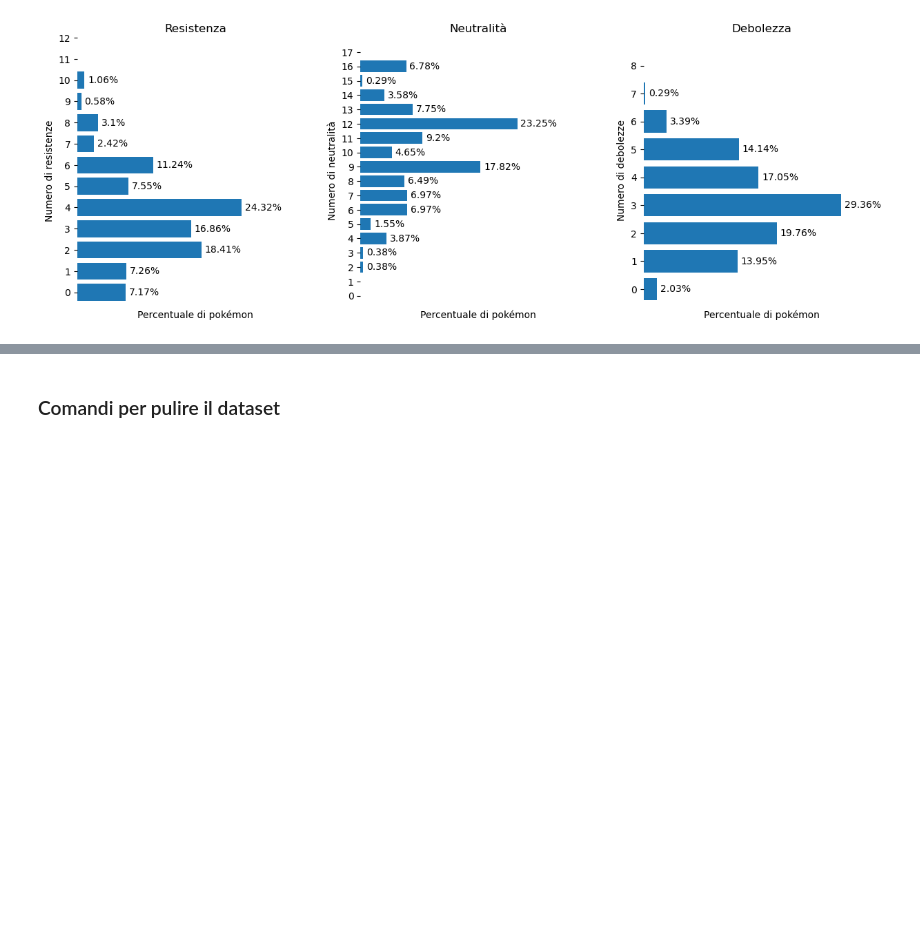
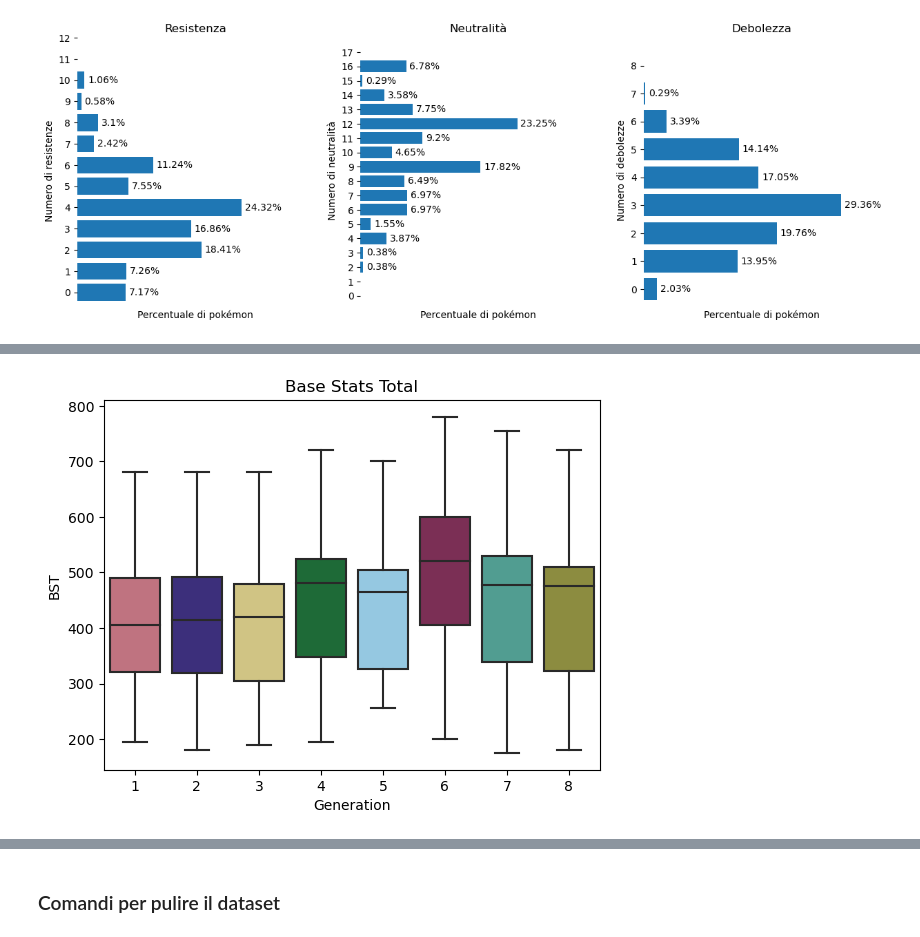
Before and after one commit to Mantotheale/PokemonScientificVisualization, a Jupyter notebook: Pokemon_notebook.ipynb, the cells around one changed output, grey strips where cells are left out. Cells and saved outputs as stored; diff of their text form; code cells hidden in the pictures; blank space fills up the shorter version.

```diff
--- a/Pokemon_notebook.ipynb
+++ b/Pokemon_notebook.ipynb
@@ -537,0 +546,8 @@ plt.show()
+# %%
+plt.title("Base Stats Total")
+
+my_pal = {1: '#CC6677', 2: '#332288', 3: '#DDCC77', 4: '#117733', 5: '#88CCEE', 6: '#882255', 7: '#44AA99', 8: '#999933'}
+sns.boxplot(data=dataset, y='BST', x='Generation', palette=my_pal)
+plt.show()
+# %% [output]
+[figure, added]
```
Also changed, not shown: parts of 8 cells of this notebook.
